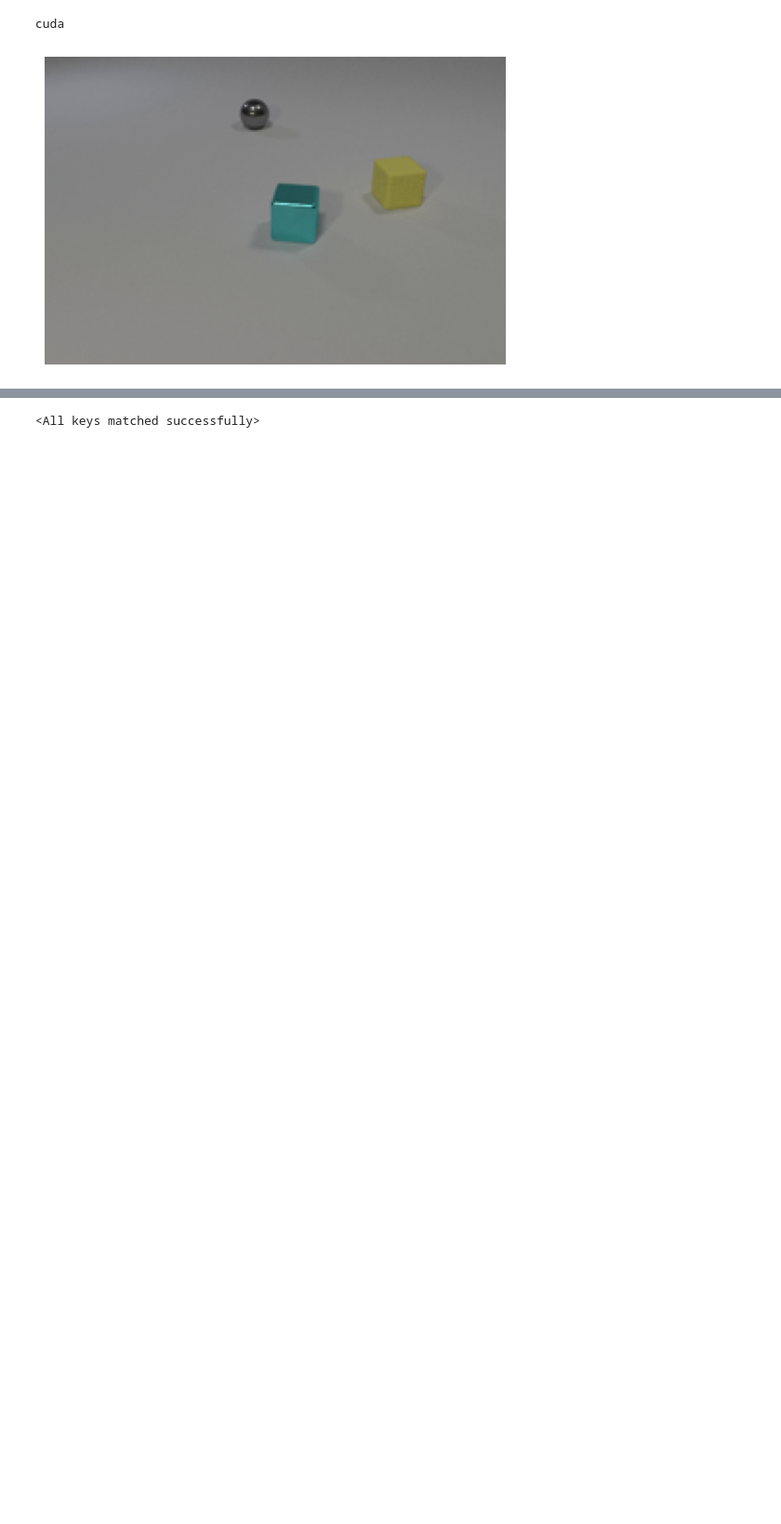
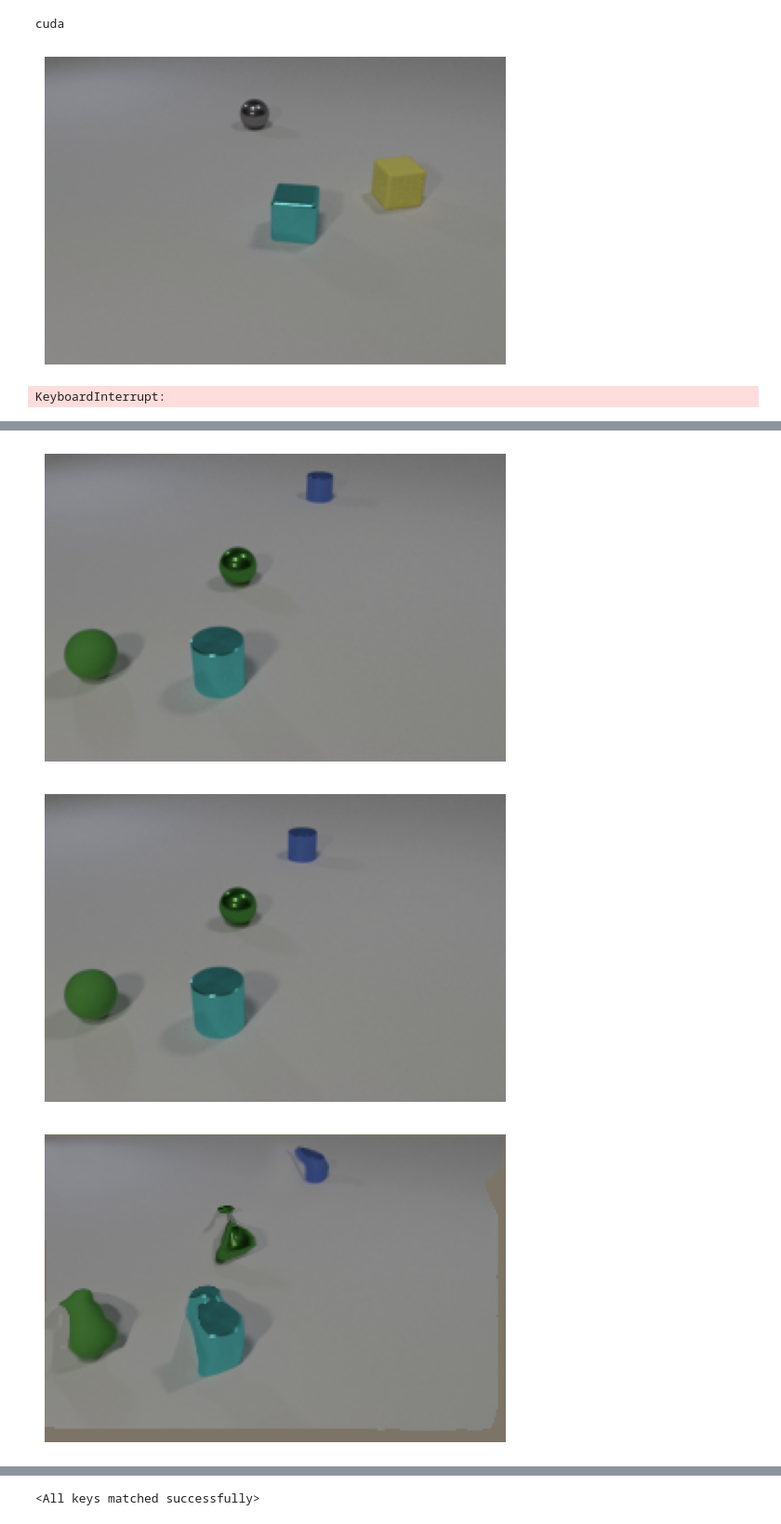
Before and after one commit to suryadheeshjith/SSL, a Jupyter notebook: MCJepa.ipynb, the cells around one changed output, grey strips where cells are left out. Shown at 93% size. Saved outputs shown, nothing was run; the diff lists cells and outputs as text; code cells hidden in the pictures; blank space fills up the shorter version.

```diff
--- a/MCJepa.ipynb
+++ b/MCJepa.ipynb
@@ -550,12 +532,25 @@ def train_model(model, epochs, dataloader, criterion, optimizer):
 
 
         torch.save(best_model,"best_model_.pth")
+# %%
+# Constants to figure out later
+numLayers = 10
+in_features = 3
+out_features = 8
+out_features_fea = 2
+lm, mu, nu, lambda_a, lambda_b = 0.02, 0.02, 0.01, 5, 5
+
+
+MCJepa_model = MCJepa(numLayers, in_features, out_features, out_features_fea).to(device)
+optimizer = optim.SGD(MCJepa_model.parameters(), lr = 0.0001)
 # %%
-train_model(model, 1, train_dataloader, criterion, optimizer) # Training the MC JEPA
+train_MCJepa(MCJepa_model, 1, train_dataloader, MCJepa_criterion, optimizer) # Training the MC JEPA
+# %% [output]
+KeyboardInterrupt:
 # %%
 PATH = "best_model.pth"
-model = MCJepa(numLayers, in_features, out_features, out_features_fea).to(device)
-model.load_state_dict(torch.load(PATH))
+MCJepa_model = MCJepa(numLayers, in_features, out_features, out_features_fea).to(device)
+MCJepa_model.load_state_dict(torch.load(PATH))
 
-for param in model.parameters():
+for param in MCJepa_model.parameters():
     param.requires_grad = False
@@ -564,0 +560,39 @@ downstream_optimizer = optim.SGD(downstream_model.parameters(), lr = 0.0001)
+# %%
+
+for batch in train_dataloader:
+    MCJepa_model.reset_flows()
+    frame_list, frame_list_aug, label = batch[0], batch[1], batch[2]
+    img1 = frame_list[0].to(device)
+    img2 = frame_list[2].to(device)
+    img3 = frame_list_aug[0].to(device)
+    X_t, X_tnext, X_hat_t, X_hat_tnext, f_t_tnext,\
+                f_tnext_t, I_hat_t, I_hat_tnext, Y1, Y2, X_tcrop,\
+                                            X_tconcat = MCJepa_model(img1, img2, img3)
+
+    loss = MCJepa_criterion(X_t, X_tnext, X_hat_t, X_hat_tnext, f_t_tnext,\
+                    f_tnext_t, I_hat_t, I_hat_tnext, img1, img2,\
+                     Y1, Y2, X_tcrop, X_tconcat, lm, mu, nu, lambda_a, lambda_b)
+    print("Loss: ", loss.item())
+#     flow_1 = f_t_tnext
+    flow_2 = f_t_tnext
+#     print(f_t_tnext)
+
+
+    show_normalized_image(img1[0])
+    plt.show()
+    show_normalized_image(img2[0])
+    plt.show()
+    show_normalized_image(I_hat_tnext[0])
+    plt.show()
+    show_normalized_image(I_hat_t[0])
+    plt.show()
+#     print(Y1.shape)
+#     show_normalized_image(Y1[0][0:3])
+#     plt.show()
+#     show_normalized_image(Y1[0][1:4])
+#     plt.show()
+#     show_normalized_image(Y1[0][4:7])
+#     plt.show()
+
+    break
+# %% [output]
@@ -564,0 +600,3 @@ downstream_optimizer = optim.SGD(downstream_model.parameters(), lr = 0.0001)
+[figure, added]
+[figure, added]
+[figure, added]
```
Also changed, not shown: parts of 17 cells of this notebook.
